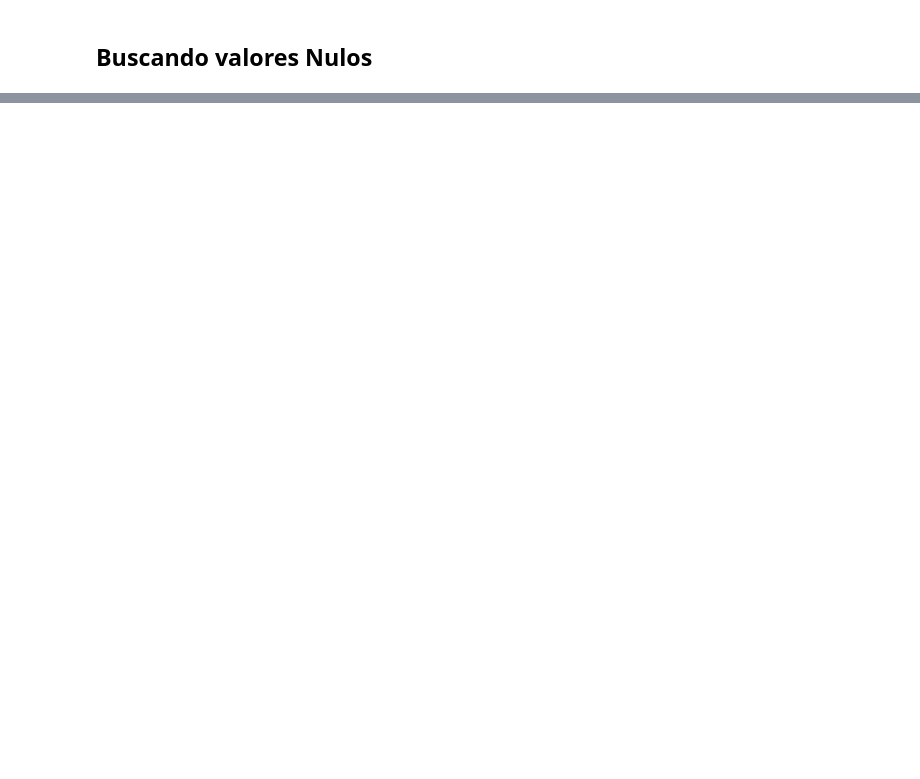
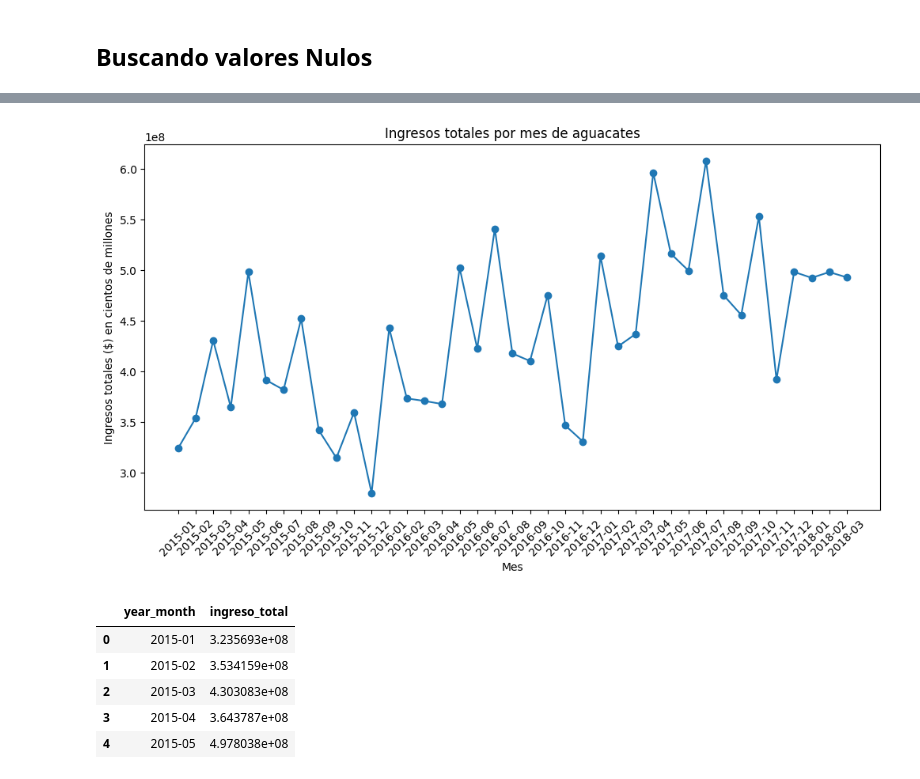
Before and after one commit to juancursed/avocado_prices, a Jupyter notebook: main.ipynb, the cells around one changed output, grey strips where cells are left out. Drawn from its saved outputs; the diff is of its cells as text; code cells hidden in the pictures; blank space fills up the shorter version.

```diff
--- a/main.ipynb
+++ b/main.ipynb
@@ -117,0 +173,21 @@ plt.show()
+# %%
+#Ingresos por mes de los aguacates
+df_avocado_income = df.groupby(['year_month'])['ingreso_total'].sum().reset_index()
+
+plt.figure(figsize=(12, 6))
+plt.plot(df_avocado_income['year_month'], df_avocado_income['ingreso_total'], marker='o', linestyle='-')
+plt.title('Ingresos totales por mes de aguacates')
+plt.xlabel('Mes')
+plt.ylabel('Ingresos totales ($) en cientos de millones')
+plt.xticks(rotation=45)
+plt.show()
+
+df_avocado_income.head()
+# %% [output]
+[figure, added]
+|  | year_month | ingreso_total |
+| 0 | 2015-01 | 3.235693e+08 |
+| 1 | 2015-02 | 3.534159e+08 |
+| 2 | 2015-03 | 4.303083e+08 |
+| 3 | 2015-04 | 3.643787e+08 |
+| 4 | 2015-05 | 4.978038e+08 |
```
Also changed, not shown: parts of 9 cells of this notebook.
